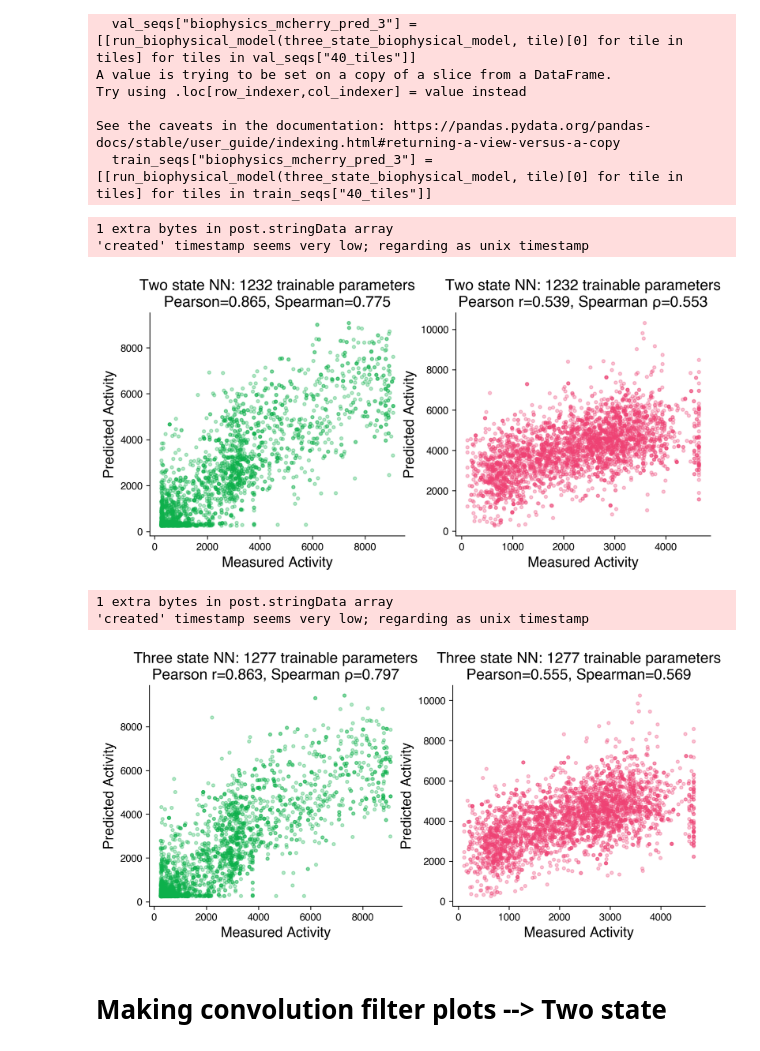
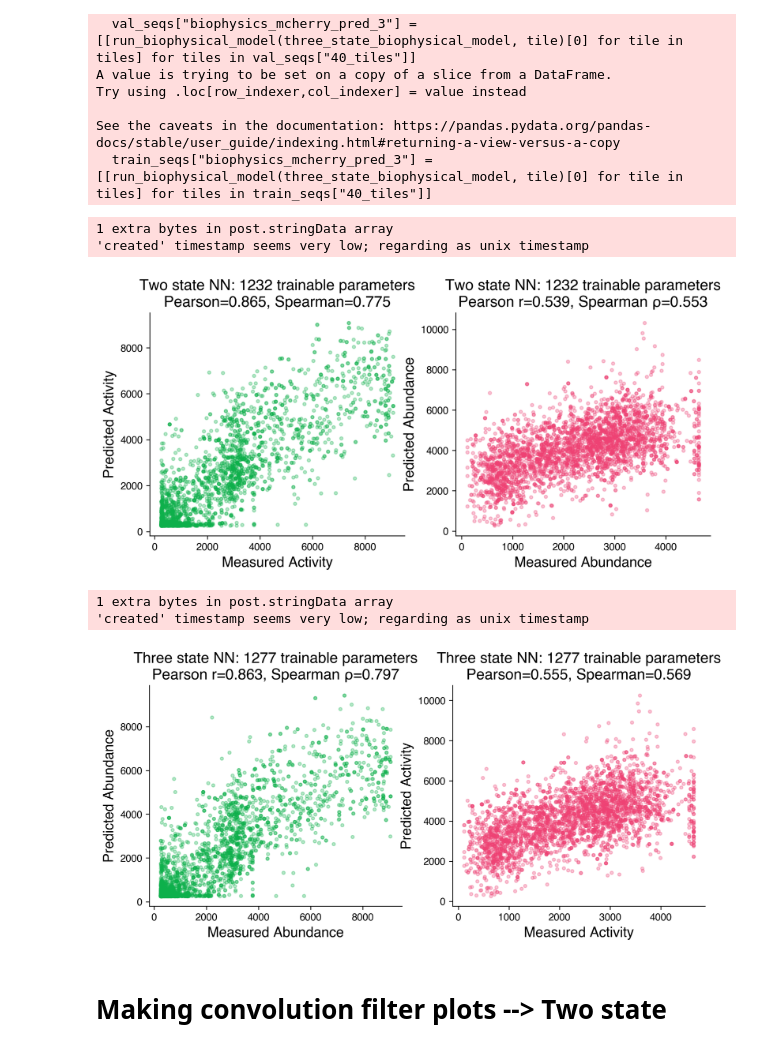
Before and after one commit to staller-lab/NN_interpretability_for_AD_prediction, a Jupyter notebook: scripts/compare_two_and_three_states.ipynb, the cells around one changed output. Drawn from its saved outputs; the diff is of its cells as text; code cells hidden in the pictures.

```diff
--- a/scripts/compare_two_and_three_states.ipynb
+++ b/scripts/compare_two_and_three_states.ipynb
@@ -223,36 +223,36 @@ plotting_data = plotting_data.drop_duplicates("aa_seq")
 
 axs[0].scatter(actual, pred, color='#0DB04B', s=10, alpha=0.3)
 spearman = spearmanr(plotting_data["actual"], plotting_data["pred"]).correlation
 pearson = pearsonr(plotting_data["actual"].astype('float'), plotting_data["pred"].astype('float')).correlation#np.corrcoef(list(plotting_data["actual"].values), list(plotting_data["pred"].values))[0, 1] ** 2
 axs[0].set_xlabel('Measured Activity', fontsize=14)
 axs[0].set_ylabel('Predicted Activity', fontsize=14)
 axs[0].set_title(f'Two state NN: 1232 trainable parameters\nPearson={pearson:.3}, Spearman={spearman:.3}', fontsize=15)
 
 
 tiles = [i for ls in val_seqs["40_tiles"] for i in ls]
 tiles = tiles + (list(other_tiles["aa_seq"]))
 actual = [i for ls in val_seqs["40_tiles_exp_abundance"] for i in ls]
 actual = actual + (list(other_tiles["abundance"]))
 pred = [i for ls in val_seqs["biophysics_mcherry_pred_2"] for i in ls]
 pred = pred + (list(other_tiles["biophysics_mcherry_pred_2"]))
 plotting_data = pd.DataFrame((actual, pred, tiles)).T
 plotting_data = plotting_data.dropna()
 plotting_data.columns = ["actual", "pred", "aa_seq"]
 plotting_data = plotting_data.drop_duplicates("aa_seq")
 
 axs[1].scatter(actual, pred, color='#EE4274', s=10, alpha=0.3)
 spearman = spearmanr(plotting_data["actual"], plotting_data["pred"]).correlation
 pearson = pearsonr(plotting_data["actual"].astype('float'), plotting_data["pred"].astype('float')).correlation#np.corrcoef(list(plotting_data["actual"].values), list(plotting_data["pred"].values))[0, 1] ** 2
-axs[1].set_xlabel('Measured Activity', fontsize=14)
-axs[1].set_ylabel('Predicted Activity', fontsize=14)
+axs[1].set_xlabel('Measured Abundance', fontsize=14)
+axs[1].set_ylabel('Predicted Abundance', fontsize=14)
 axs[1].set_title(f'Two state NN: 1232 trainable parameters\nPearson r={pearson:.3}, Spearman \u03C1={spearman:.3}', fontsize=15)
 
 sns.despine()
 plt.savefig("figures/two_state_scatter_plots.pdf", format='pdf', bbox_inches='tight')
 # %% [output]
 1 extra bytes in post.stringData array
 'created' timestamp seems very low; regarding as unix timestamp
-[figure, old version]
+[figure, new version]
 # %%
 fig, axs = plt.subplots(1,2,figsize=(10,4))
 
@@ -288,8 +288,8 @@ plotting_data = plotting_data.drop_duplicates("aa_seq")
 axs[0].scatter(actual, pred, color='#0DB04B', s=10, alpha=0.3)
 spearman = spearmanr(plotting_data["actual"], plotting_data["pred"]).correlation
 pearson = pearsonr(plotting_data["actual"].astype('float'), plotting_data["pred"].astype('float')).correlation #np.corrcoef(list(plotting_data["actual"].values), list(plotting_data["pred"].values))[0, 1] ** 2
-axs[0].set_xlabel('Measured Activity', fontsize=14)
-axs[0].set_ylabel('Predicted Activity', fontsize=14)
+axs[0].set_xlabel('Measured Abundance', fontsize=14)
+axs[0].set_ylabel('Predicted Abundance', fontsize=14)
 axs[0].set_title(f'Three state NN: 1277 trainable parameters\nPearson r={pearson:.3}, Spearman \u03C1={spearman:.3}', fontsize=15)
 
 sns.despine()
@@ -297,7 +297,7 @@ plt.savefig(f"figures/three_state_scatter_plots.pdf", format='pdf', bbox_inches=
 # %% [output]
 1 extra bytes in post.stringData array
 'created' timestamp seems very low; regarding as unix timestamp
-[figure, old version]
+[figure, new version]
 # %% [markdown]
 # Making convolution filter plots --> Two state
 # %%
```
Also changed, not shown: 2 other files.
